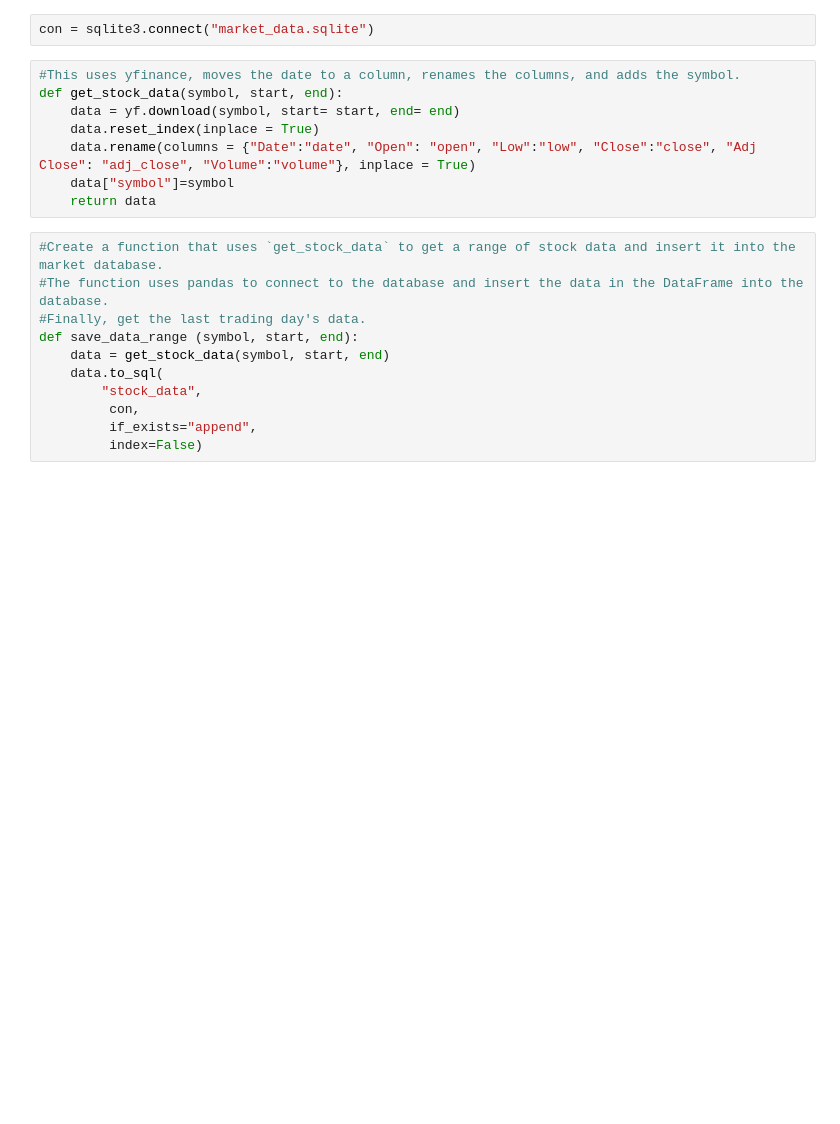
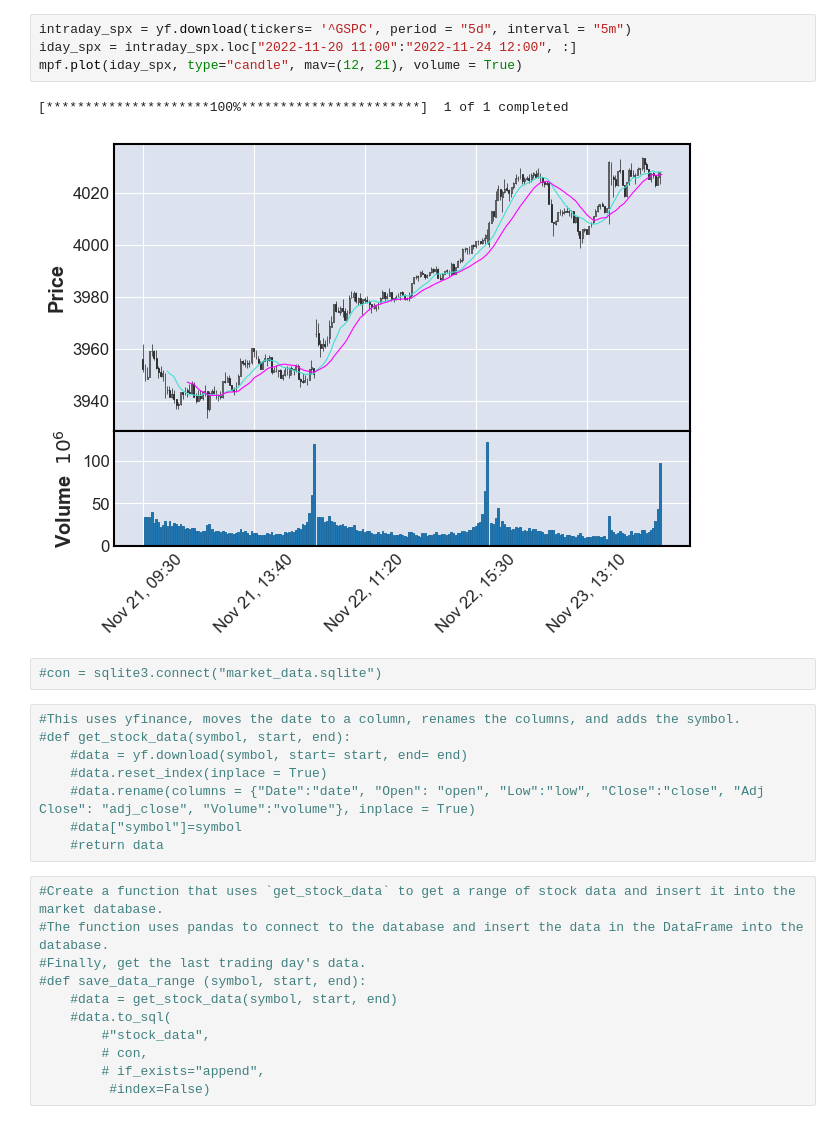
Before and after one commit to litosmunoz/Introduction-to-Quantitative-Trading, a Jupyter notebook: stock.ipynb, the cells around one changed output. Cells and saved outputs as stored; diff of their text form; blank space fills up the shorter version.

```diff
--- a/stock.ipynb
+++ b/stock.ipynb
@@ -6,24 +46,31 @@ import sqlite3
+# %%
+intraday_spx = yf.download(tickers= '^GSPC', period = "5d", interval = "5m")
+iday_spx = intraday_spx.loc["2022-11-20 11:00":"2022-11-24 12:00", :]
+mpf.plot(iday_spx, type="candle", mav=(12, 21), volume = True)
+# %% [output]
+[*********************100%***********************]  1 of 1 completed
+[figure, added]
 # %%
-con = sqlite3.connect("market_data.sqlite")
+#con = sqlite3.connect("market_data.sqlite")
 # %%
 #This uses yfinance, moves the date to a column, renames the columns, and adds the symbol.
-def get_stock_data(symbol, start, end):
-    data = yf.download(symbol, start= start, end= end)
-    data.reset_index(inplace = True)
-    data.rename(columns = {"Date":"date", "Open": "open", "Low":"low", "Close":"close", "Adj Close": "adj_close", "Volume":"volume"}, inplace = True)
-    data["symbol"]=symbol
-    return data
+#def get_stock_data(symbol, start, end):
+    #data = yf.download(symbol, start= start, end= end)
+    #data.reset_index(inplace = True)
+    #data.rename(columns = {"Date":"date", "Open": "open", "Low":"low", "Close":"close", "Adj Close": "adj_close", "Volume":"volume"}, inplace = True)
+    #data["symbol"]=symbol
+    #return data
 # %%
 #Create a function that uses `get_stock_data` to get a range of stock data and insert it into the market database.
 #The function uses pandas to connect to the database and insert the data in the DataFrame into the database.
 #Finally, get the last trading day's data.
-def save_data_range (symbol, start, end):
-    data = get_stock_data(symbol, start, end)
-    data.to_sql(
-        "stock_data",
-         con,
-         if_exists="append",
-         index=False)
+#def save_data_range (symbol, start, end):
+    #data = get_stock_data(symbol, start, end)
+    #data.to_sql(
+        #"stock_data",
+        # con,
+        # if_exists="append",
+         #index=False)
 # %%
 #Create a function that inserts the last trading day into the database.
 #This is useful for automating the script to get the current day's data.
```
Also changed, not shown: parts of 16 cells of this notebook, 7 other files.
